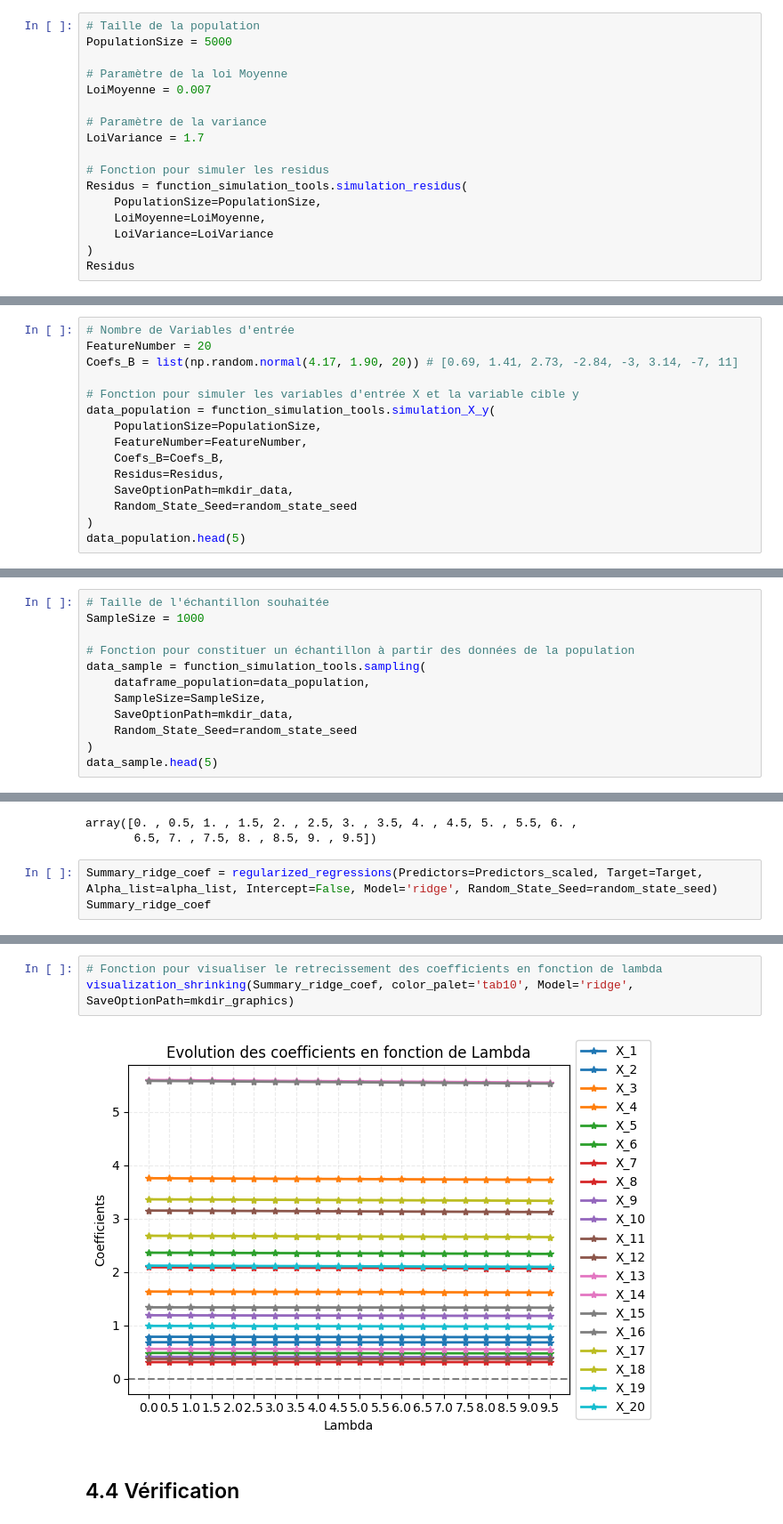
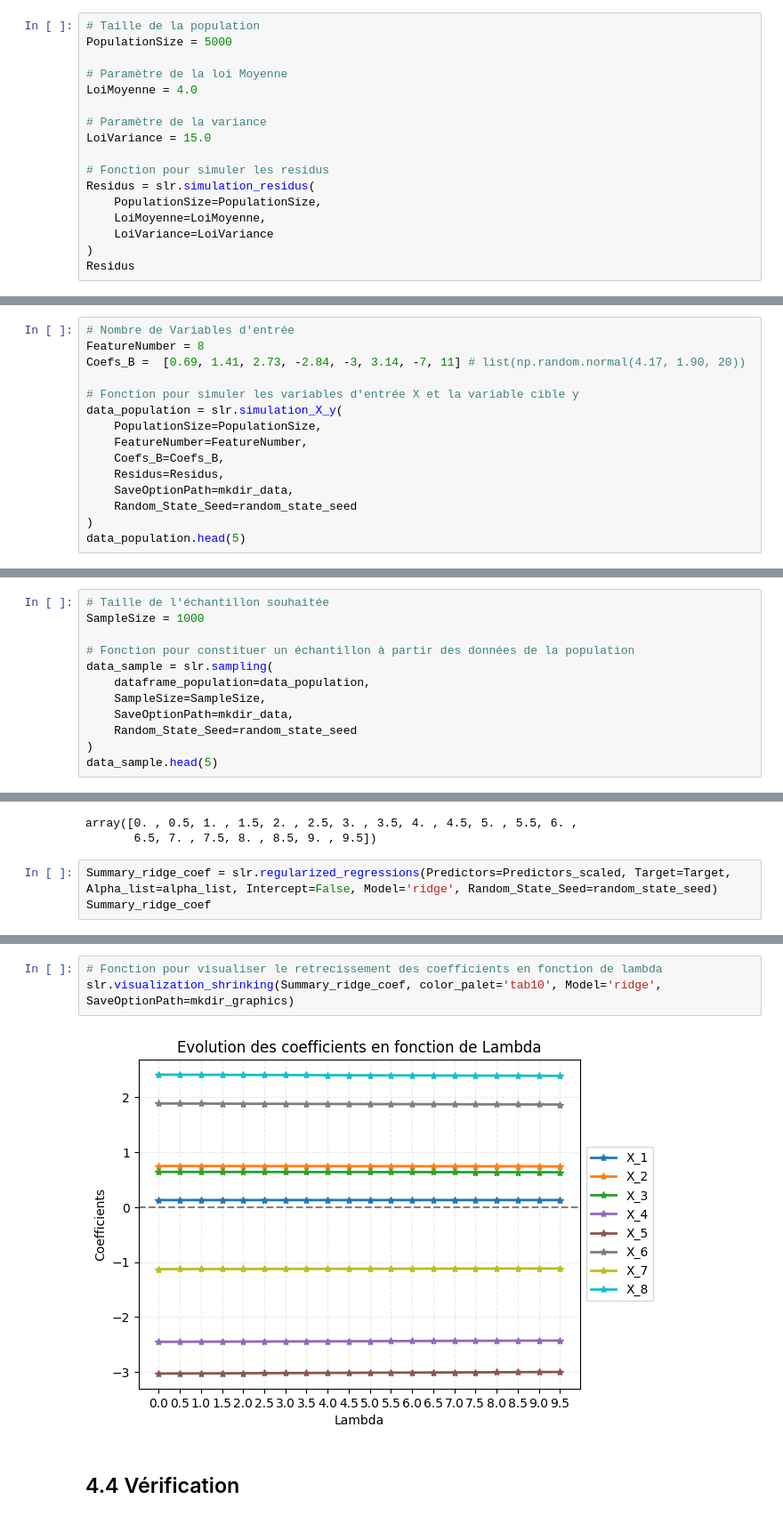
Before and after one commit to beng-one/Simulation-Ridge-Lasso-SRL, a Jupyter notebook: Simulation.ipynb, the cells around one changed output, grey strips where cells are left out. Shown at 89% size. Cells and saved outputs as stored; diff of their text form.

```diff
--- a/Simulation.ipynb
+++ b/Simulation.ipynb
@@ -76,13 +76,13 @@ random_state_seed = 1980
 PopulationSize = 5000
 
 # Paramètre de la loi Moyenne
-LoiMoyenne = 0.007
+LoiMoyenne = 4.0
 
 # Paramètre de la variance
-LoiVariance = 1.7
+LoiVariance = 15.0
 
 # Fonction pour simuler les residus
-Residus = function_simulation_tools.simulation_residus(
+Residus = slr.simulation_residus(
     PopulationSize=PopulationSize,
     LoiMoyenne=LoiMoyenne,
     LoiVariance=LoiVariance
@@ -124,11 +124,11 @@ function_simulation_tools.visualization_residus(Residus=Residus, Figure='Boxplot
 ## IV.3 Simulation des variables d'entrée X et de la variable cible y
 # %%
 # Nombre de Variables d'entrée
-FeatureNumber = 20
-Coefs_B = list(np.random.normal(4.17, 1.90, 20)) # [0.69, 1.41, 2.73, -2.84, -3, 3.14, -7, 11]
+FeatureNumber = 8
+Coefs_B =  [0.69, 1.41, 2.73, -2.84, -3, 3.14, -7, 11] # list(np.random.normal(4.17, 1.90, 20))
 
 # Fonction pour simuler les variables d'entrée X et la variable cible y
-data_population = function_simulation_tools.simulation_X_y(
+data_population = slr.simulation_X_y(
     PopulationSize=PopulationSize,
     FeatureNumber=FeatureNumber,
     Coefs_B=Coefs_B,
@@ -152,7 +151,7 @@ data_population.head(5)
 SampleSize = 1000
 
 # Fonction pour constituer un échantillon à partir des données de la population
-data_sample = function_simulation_tools.sampling(
+data_sample = slr.sampling(
     dataframe_population=data_population,
     SampleSize=SampleSize,
     SaveOptionPath=mkdir_data,
@@ -360,7 +335,7 @@ alpha_list
 array([0. , 0.5, 1. , 1.5, 2. , 2.5, 3. , 3.5, 4. , 4.5, 5. , 5.5, 6. ,
        6.5, 7. , 7.5, 8. , 8.5, 9. , 9.5])
 # %%
-Summary_ridge_coef = regularized_regressions(Predictors=Predictors_scaled, Target=Target, Alpha_list=alpha_list, Intercept=False, Model='ridge', Random_State_Seed=random_state_seed)
+Summary_ridge_coef = slr.regularized_regressions(Predictors=Predictors_scaled, Target=Target, Alpha_list=alpha_list, Intercept=False, Model='ridge', Random_State_Seed=random_state_seed)
 Summary_ridge_coef
 # %% [output]
 |  | Variables | 0.0 | 0.5 | 1.0 | 1.5 | 2.0 | 2.5 | 3.0 | 3.5 | 4.0 | ... | ... |
@@ -404,8 +371,8 @@ plt.legend(loc='center left', bbox_to_anchor=(1, 0.5))
 # %%
 # Fonction pour visualiser le retrecissement des coefficients en fonction de lambda
-visualization_shrinking(Summary_ridge_coef, color_palet='tab10', Model='ridge', SaveOptionPath=mkdir_graphics)
+slr.visualization_shrinking(Summary_ridge_coef, color_palet='tab10', Model='ridge', SaveOptionPath=mkdir_graphics)
 # %% [output]
-[figure, old version]
+[figure, new version]
 # %% [markdown]
 ## 4.4 Vérification
 # %%
```
Also changed, not shown: parts of 44 cells of this notebook, 15 other files.
